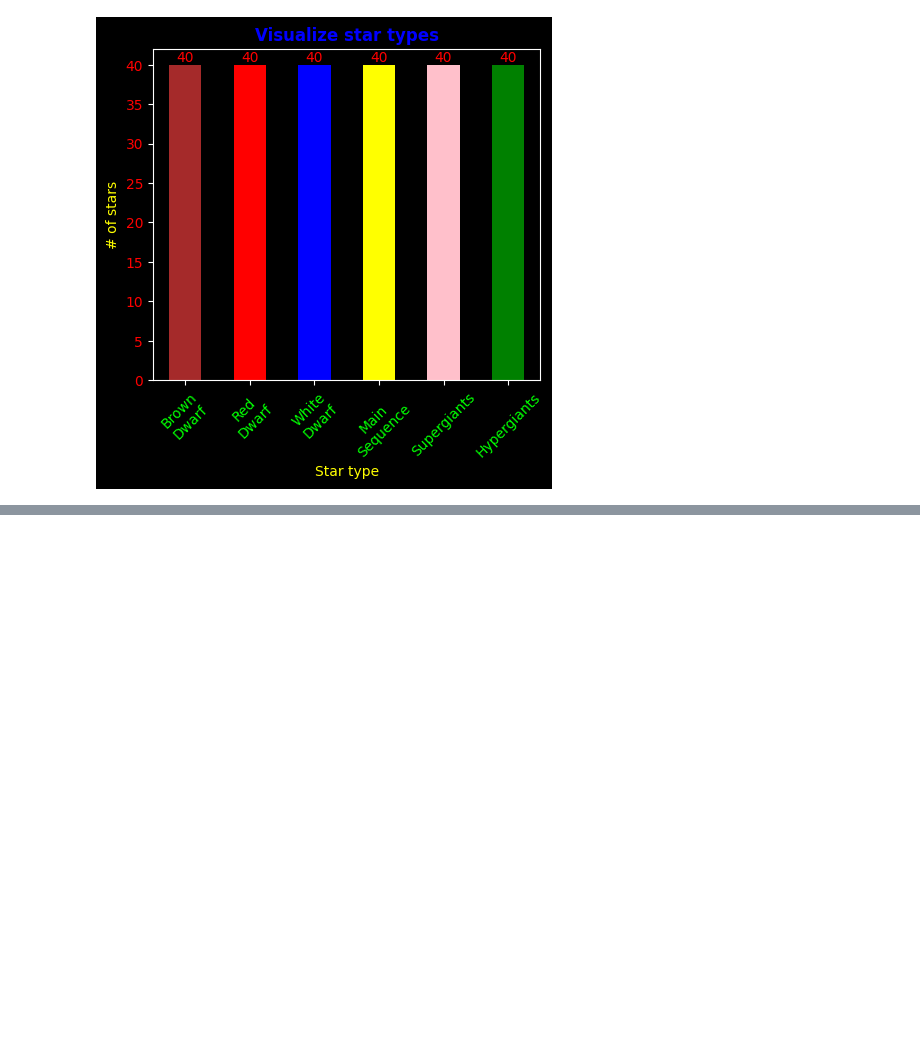
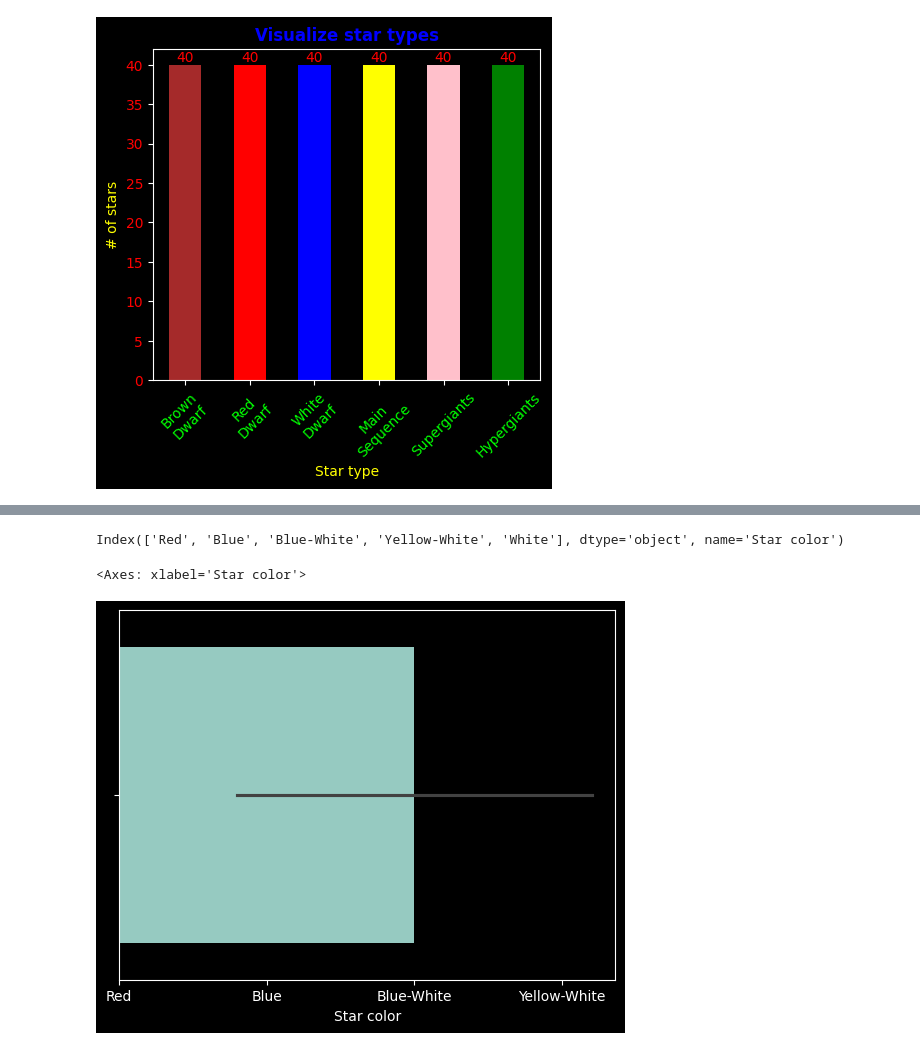
Before and after one commit to DemianKost/data-analysis-astronomical-data, a Jupyter notebook: Python_Data_Analysis_And_Visualization.ipynb, the cells around one changed output, grey strips where cells are left out. Cells and saved outputs as stored; diff of their text form; code cells hidden in the pictures; blank space fills up the shorter version.

Commit message:
Added barplot example with seaborn

```diff
--- a/Python_Data_Analysis_And_Visualization.ipynb
+++ b/Python_Data_Analysis_And_Visualization.ipynb
@@ -140,0 +152,11 @@ plt.show()
+# %%
+# Get stars count indexes
+star_df['Star color'].value_counts().index
+# %% [output]
+Index(['Red', 'Blue', 'Blue-White', 'Yellow-White', 'White'], dtype='object', name='Star color')
+# %%
+# Now let's create a barplot by using seaborn library
+sns.barplot(x=star_df['Star color'].value_counts().index, y=star_df['Star color'].value_counts())
+# %% [output]
+<Axes: xlabel='Star color'>
+[figure, added]
```
Also changed, not shown: parts of 2 cells of this notebook.
